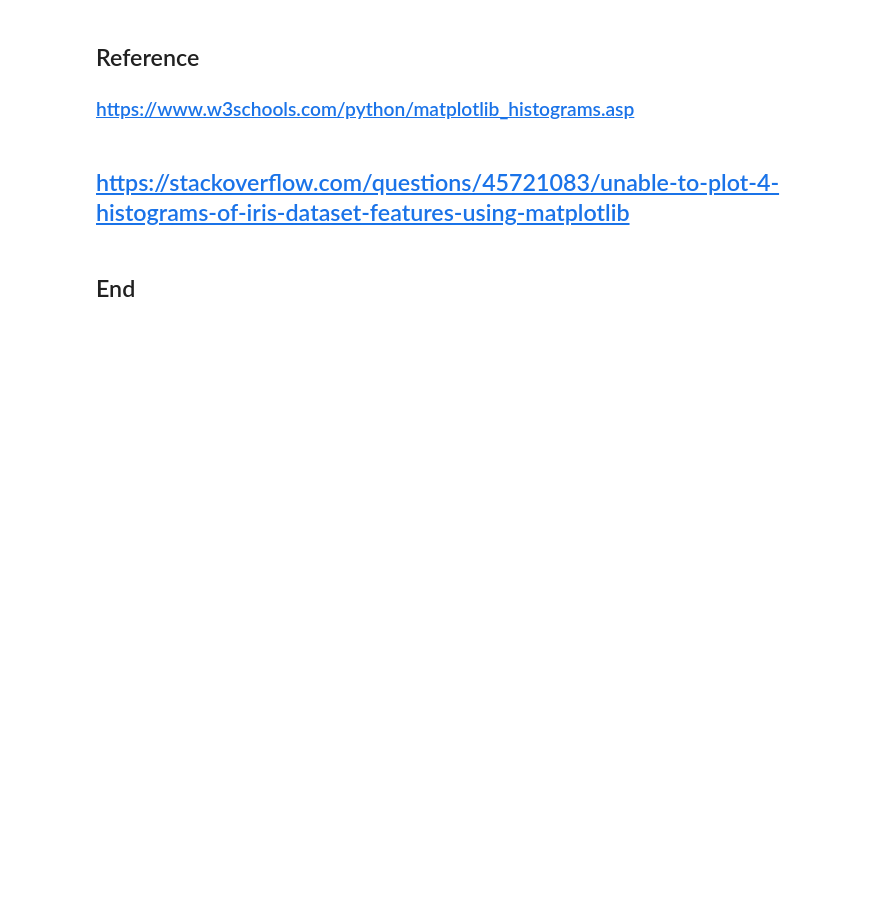
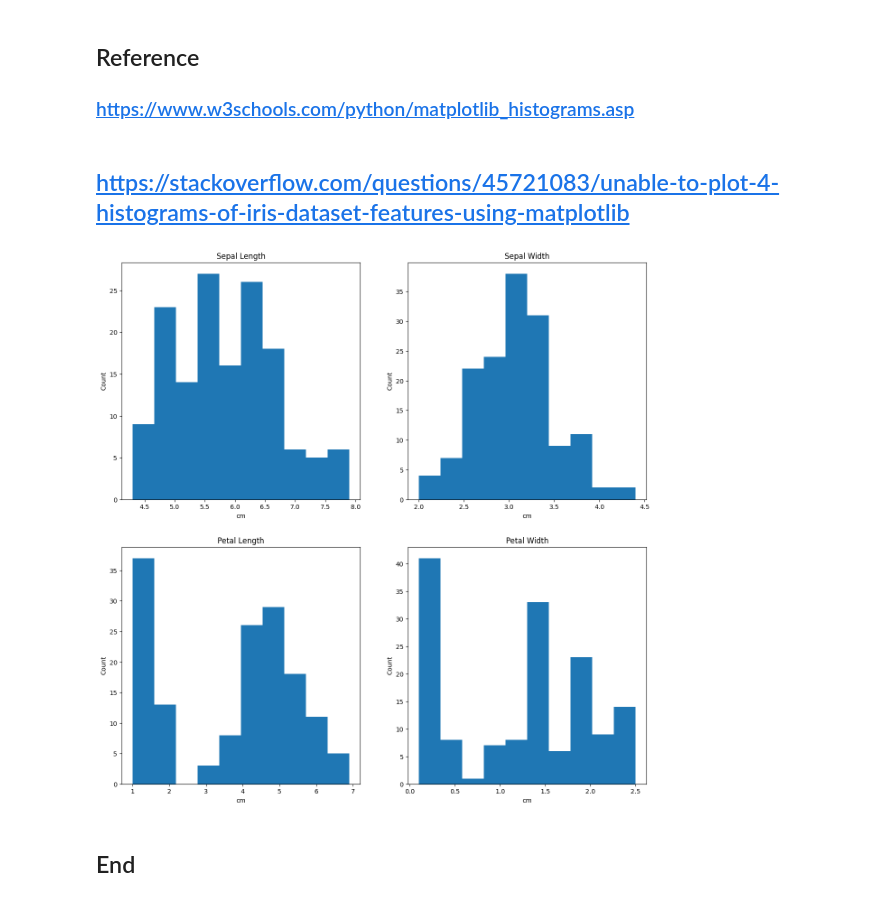
Before and after one commit to lorrainemorrissey/principles_of_data_analytics, a Jupyter notebook: tasks.ipynb, the cells around one changed output. Drawn from its saved outputs; the diff is of its cells as text; code cells hidden in the pictures; blank space fills up the shorter version.

```diff
--- a/tasks.ipynb
+++ b/tasks.ipynb
@@ -106,2 +92,31 @@ df.describe()
+# %%
+# importing packages
+import seaborn as sns
+import matplotlib.pyplot as plt
+
+
+fig, axes = plt.subplots(2, 2, figsize=(15,15))
+
+axes[0,0].set_title("Sepal Length")
+axes[0,0].set_xlabel('cm')
+axes[0,0].set_ylabel('Count')
+axes[0,0].hist(df['sepal_length'], bins=10)
+
+axes[0,1].set_title("Sepal Width")
+axes[0,1].set_xlabel('cm')
+axes[0,1].set_ylabel('Count')
+axes[0,1].hist(df['sepal_width'], bins=10);
+
+axes[1,0].set_title("Petal Length")
+axes[1,0].set_xlabel('cm')
+axes[1,0].set_ylabel('Count')
+axes[1,0].hist(df['petal_length'], bins=10);
+
+axes[1,1].set_title("Petal Width")
+axes[1,1].set_xlabel('cm')
+axes[1,1].set_ylabel('Count')
+axes[1,1].hist(df['petal_width'], bins=10);
+# %% [output]
+[figure, added]
 # %% [markdown]
 ## End
```
Also changed, not shown: parts of 1 cell of this notebook, 1 other file.
